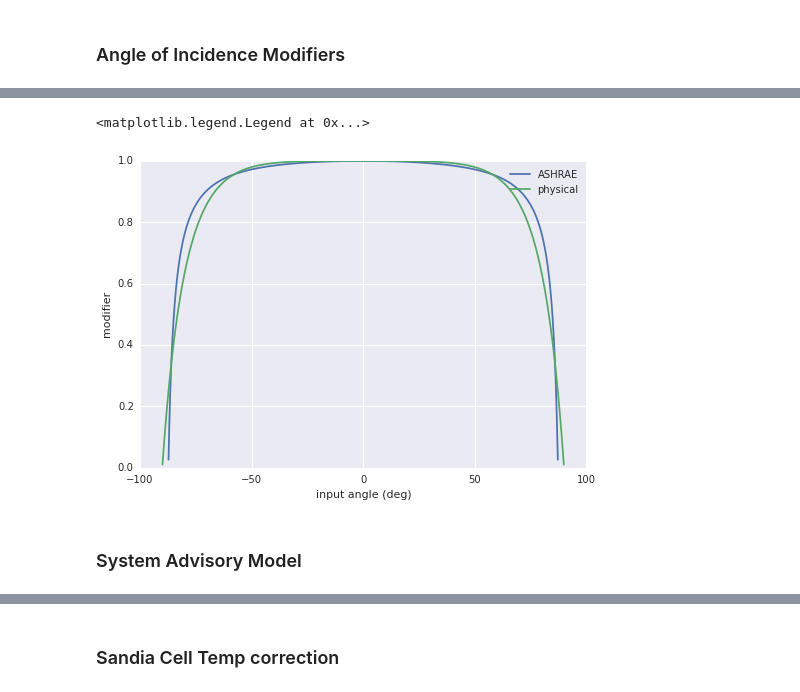
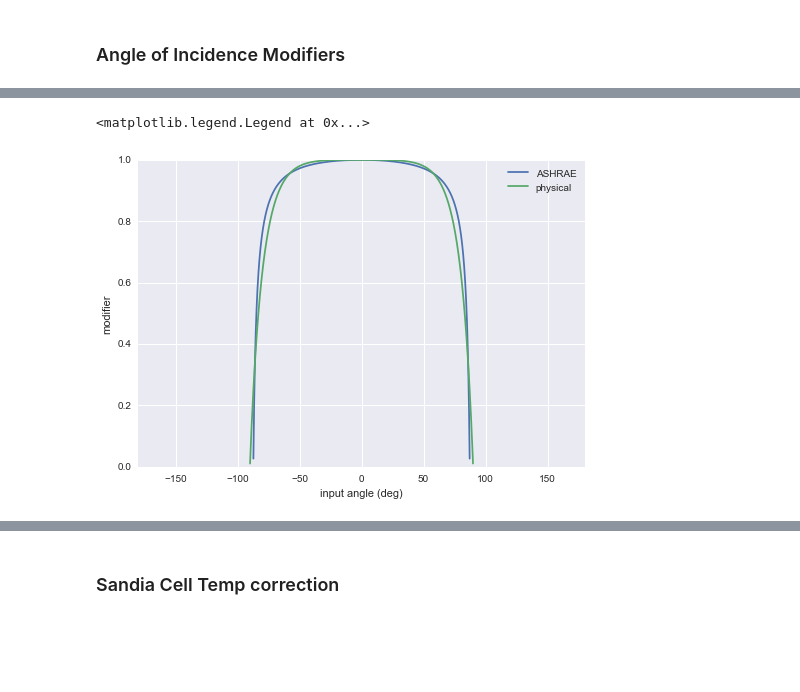
Before and after one commit to pvlib/pvlib-python, a Jupyter notebook: docs/tutorials/pvsystem.ipynb, the cells around one changed output, grey strips where cells are left out. Cells and saved outputs as stored; diff of their text form; code cells hidden in the pictures; blank space fills up the shorter version.

```diff
--- a/docs/tutorials/pvsystem.ipynb
+++ b/docs/tutorials/pvsystem.ipynb
@@ -73,12 +67,9 @@ Length: 3601, dtype: float64
 # %%
-ashraeiam = pvsystem.ashraeiam(.05, thetas)
+angles = np.linspace(-180,180,3601)
+ashraeiam = pd.Series(pvsystem.ashraeiam(.05, angles), index=angles)
+
 ashraeiam.plot()
 plt.ylabel('ASHRAE modifier')
-plt.xlabel('input index')
-
-plt.figure()
-plt.plot(thetas, ashraeiam)
-plt.ylabel('ASHRAE modifier')
 plt.xlabel('input angle (deg)')
 # %% [output]
 <matplotlib.text.Text at 0x...>
@@ -91,12 +77,9 @@ reload(pvsystem)
 # %%
-physicaliam = pvsystem.physicaliam(4, 0.002, 1.526, thetas)
+angles = np.linspace(-180,180,3601)
+physicaliam = pd.Series(pvsystem.physicaliam(4, 0.002, 1.526, angles), index=angles)
+
 physicaliam.plot()
 plt.ylabel('physical modifier')
 plt.xlabel('input index')
-
-plt.figure()
-plt.plot(thetas, physicaliam)
-plt.ylabel('physical modifier')
-plt.xlabel('input angle (deg)')
 # %% [output]
 <matplotlib.text.Text at 0x...>
@@ -105,12 +87,10 @@ plt.xlabel('input angle (deg)')
 # %%
 plt.figure()
-plt.plot(thetas, ashraeiam, label='ASHRAE')
-plt.plot(thetas, physicaliam, label='physical')
+ashraeiam.plot(label='ASHRAE')
+physicaliam.plot(label='physical')
 plt.ylabel('modifier')
 plt.xlabel('input angle (deg)')
 plt.legend()
 # %% [output]
 <matplotlib.legend.Legend at 0x...>
-[figure, old version]
+[figure, new version]
-# %% [markdown]
-### System Advisory Model
```
Also changed, not shown: parts of 47 cells of this notebook.
